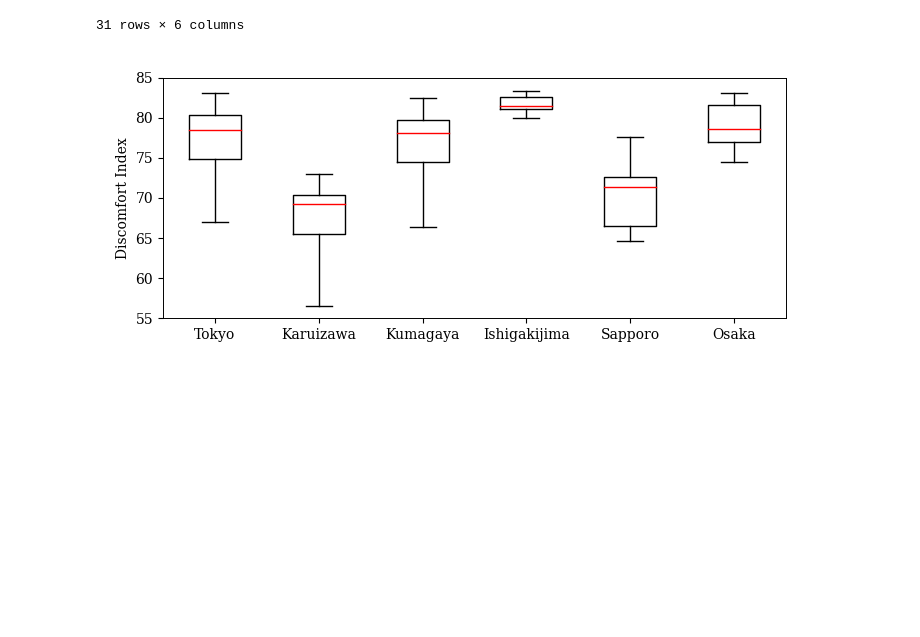
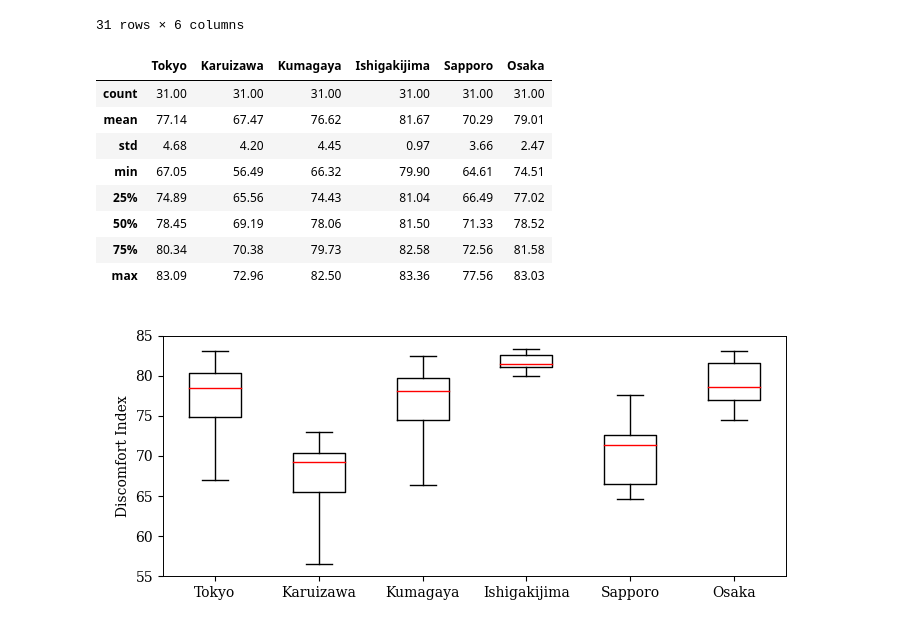
Before and after one commit to tnarizuka/Applied_Information_Processing, a Jupyter notebook: _build/jupyter_execute/chap_2/sec_2-1/sec_2-1.ipynb, the cells around one changed output. Saved outputs shown, nothing was run; the diff lists cells and outputs as text; code cells hidden in the pictures; blank space fills up the shorter version.

```diff
--- a/_build/jupyter_execute/chap_2/sec_2-1/sec_2-1.ipynb
+++ b/_build/jupyter_execute/chap_2/sec_2-1/sec_2-1.ipynb
@@ -482,6 +521,19 @@ DI
 | 29 | 69.89 | 60.80 | 69.13 | 81.24 | 66.10 | 75.82 |
 | 30 | 71.33 | 62.75 | 71.36 | 81.05 | 69.35 | 74.51 |
 31 rows × 6 columns
+# %%
+# 五数要約
+DI.describe()
+# %% [output]
+|  | Tokyo | Karuizawa | Kumagaya | Ishigakijima | Sapporo | Osaka |
+| count | 31.00 | 31.00 | 31.00 | 31.00 | 31.00 | 31.00 |
+| mean | 77.14 | 67.47 | 76.62 | 81.67 | 70.29 | 79.01 |
+| std | 4.68 | 4.20 | 4.45 | 0.97 | 3.66 | 2.47 |
+| min | 67.05 | 56.49 | 66.32 | 79.90 | 64.61 | 74.51 |
+| 25% | 74.89 | 65.56 | 74.43 | 81.04 | 66.49 | 77.02 |
+| 50% | 78.45 | 69.19 | 78.06 | 81.50 | 71.33 | 78.52 |
+| 75% | 80.34 | 70.38 | 79.73 | 82.58 | 72.56 | 81.58 |
+| max | 83.09 | 72.96 | 82.50 | 83.36 | 77.56 | 83.03 |
 # %%
 # 並行箱ひげ図（不快指数）
 fig, ax = plt.subplots(figsize=(7, 3))
```
Also changed, not shown: parts of 11 cells of this notebook, 17 other files.
